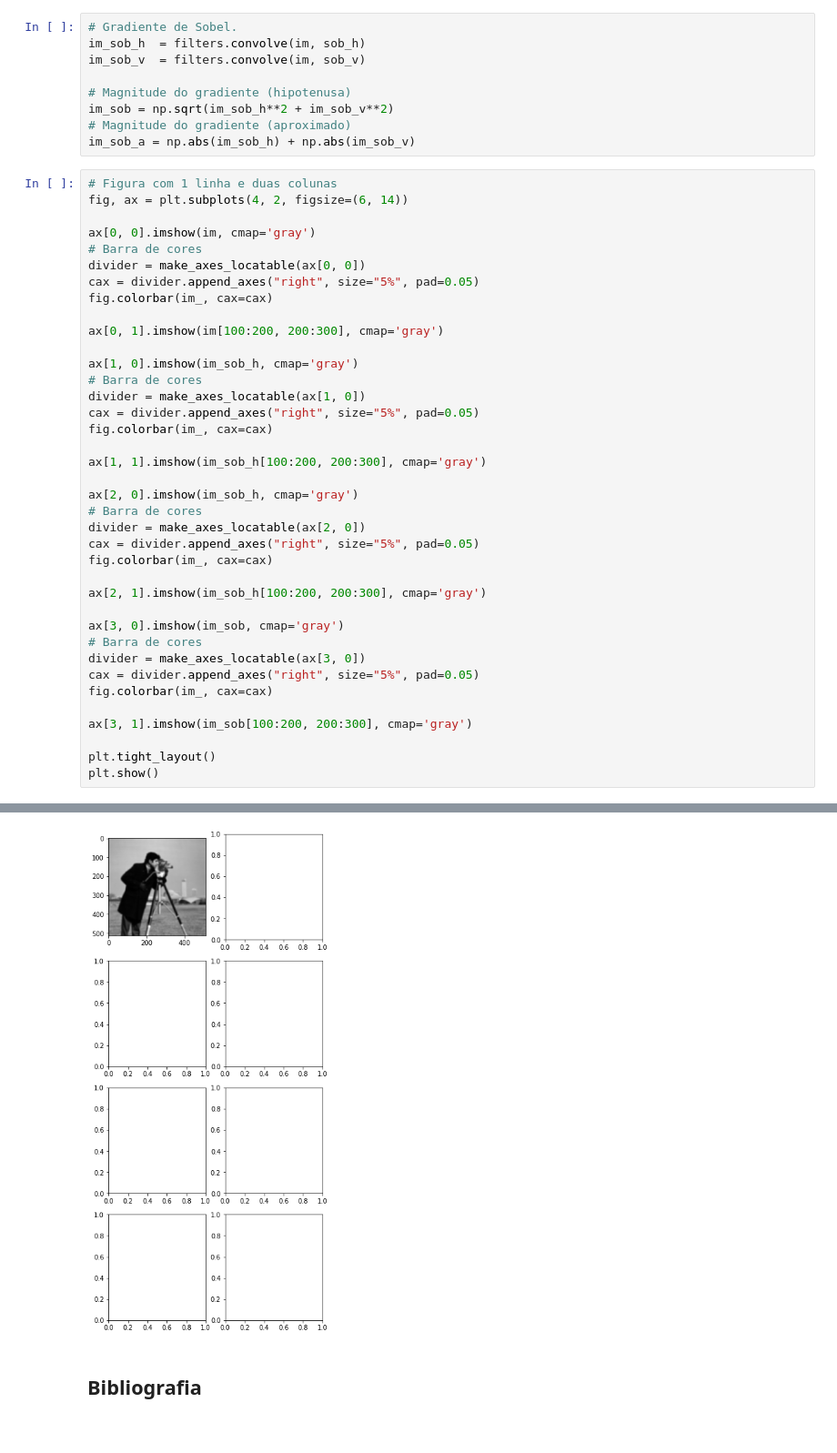
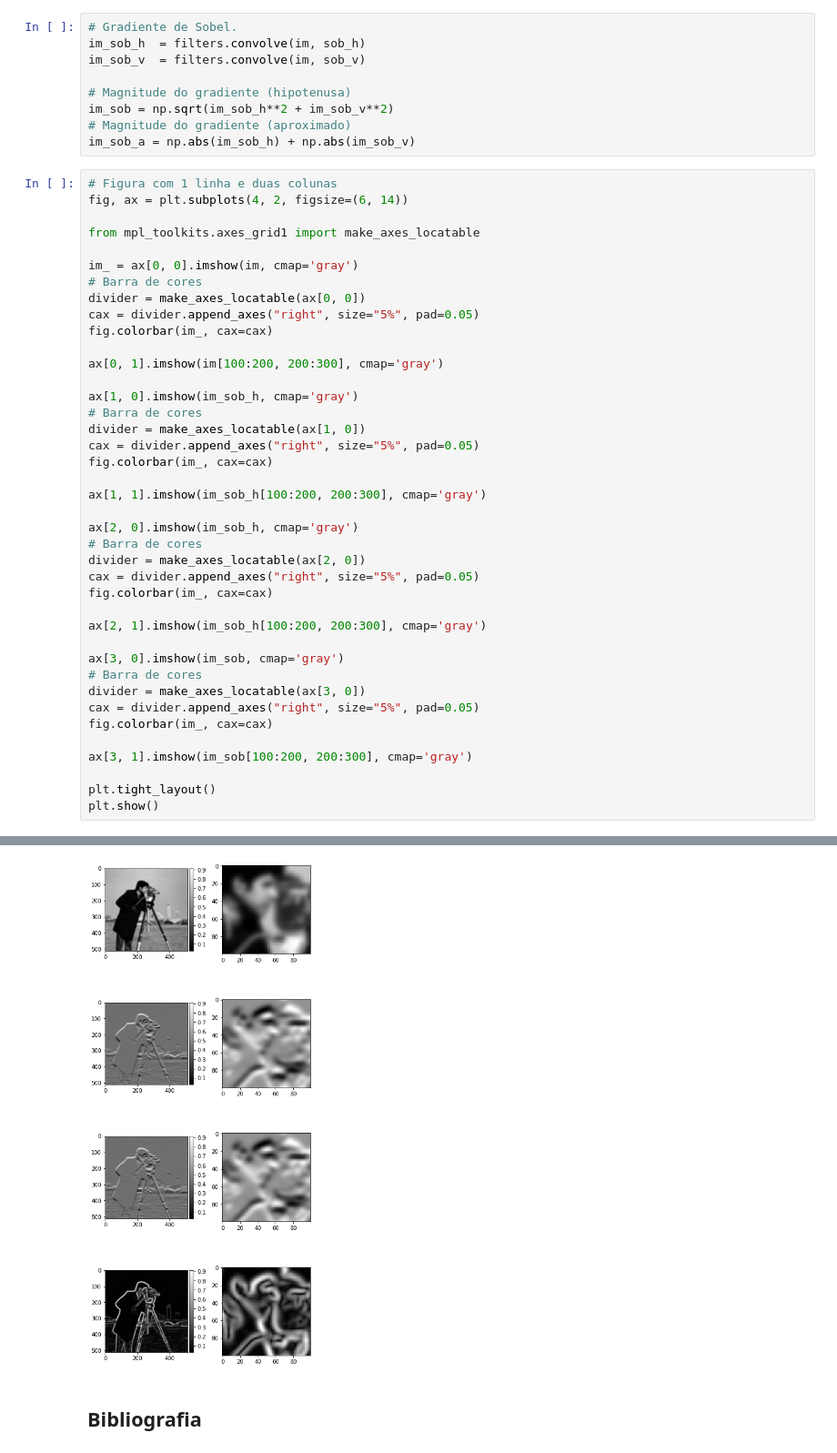
Before and after one commit to joaofmari/computer-vision, a Jupyter notebook: sin393-2018/Aula 05 - Filtragem espacial.ipynb, the cells around one changed output, grey strips where cells are left out. Shown at 91% size. Drawn from its saved outputs; the diff is of its cells as text.

```diff
--- a/sin393-2018/Aula 05 - Filtragem espacial.ipynb
+++ b/sin393-2018/Aula 05 - Filtragem espacial.ipynb
@@ -557,7 +557,9 @@ im_sob_a = np.abs(im_sob_h) + np.abs(im_sob_v)
 # Figura com 1 linha e duas colunas
 fig, ax = plt.subplots(4, 2, figsize=(6, 14))
 
-ax[0, 0].imshow(im, cmap='gray')
+from mpl_toolkits.axes_grid1 import make_axes_locatable
+
+im_ = ax[0, 0].imshow(im, cmap='gray')
 # Barra de cores
 divider = make_axes_locatable(ax[0, 0])
 cax = divider.append_axes("right", size="5%", pad=0.05)
@@ -596,4 +597,4 @@ NameError: name 'make_axes_locatable' is not defined
-[figure, old version]
+[figure, new version]
 # %% [markdown]
 ## Bibliografia
 # %% [markdown]
```
Also changed, not shown: parts of 12 cells of this notebook, 39 other files.
